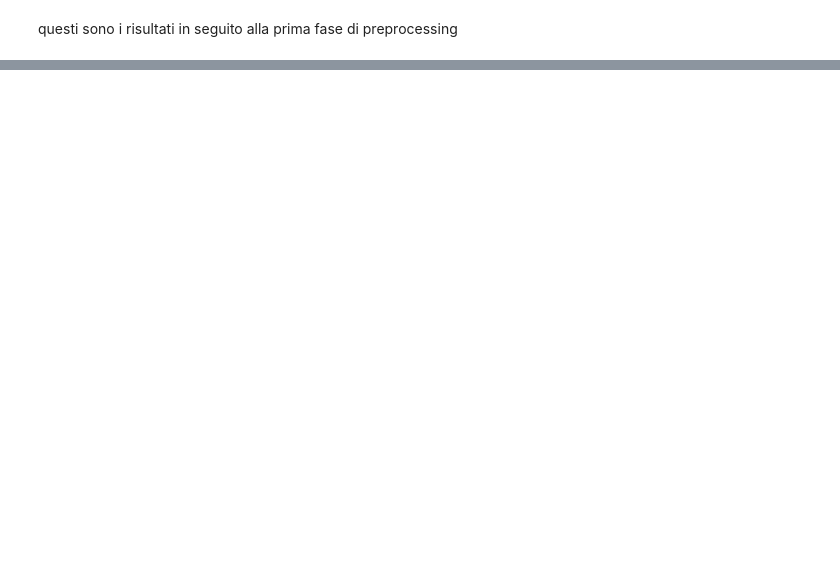
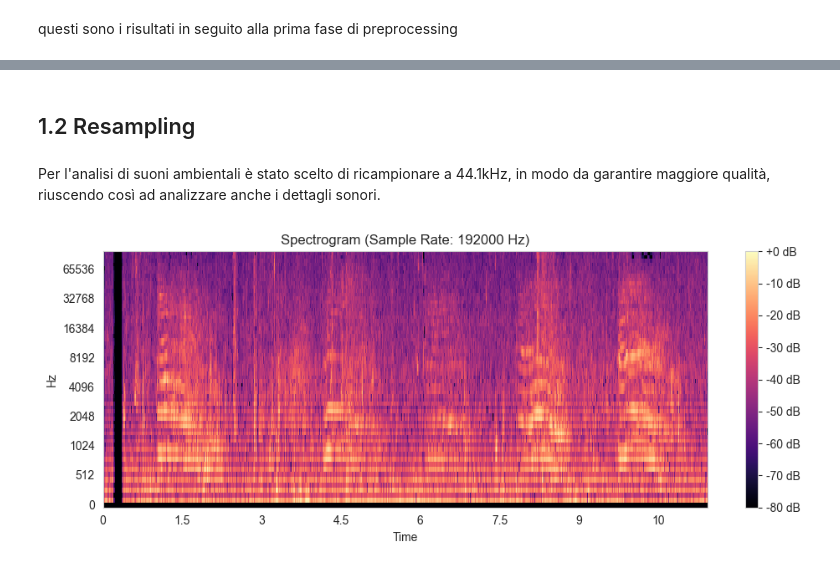
Before and after one commit to TherealBarnar/Underwater-Sounds-Classification-1, a Jupyter notebook: preprocessing.ipynb, the cells around one changed output, grey strips where cells are left out. Drawn from its saved outputs; the diff is of its cells as text; code cells hidden in the pictures; blank space fills up the shorter version.

```diff
--- a/preprocessing.ipynb
+++ b/preprocessing.ipynb
@@ -49,0 +103,13 @@ helper.prep_plot_bit_depth_distribution(df)
+# %% [markdown]
+## 1.2 Resampling
+# %% [markdown]
+Per l'analisi di suoni ambientali è stato scelto di ricampionare a 44.1kHz, in modo da garantire maggiore qualità, riuscendo così ad analizzare anche i dettagli sonori.
+# %%
+new_sr = 192000
+# %%
+y_res, new_sr = librosa.load(file_path, sr=new_sr, mono=True)
+# %%
+file_path_resampled = librosa.resample(y_res, orig_sr=sr, target_sr= new_sr)
+helper.create_spectrogram_low_sr(file_path, new_sr)
+# %% [output]
+[figure, added]
```
Also changed, not shown: parts of 30 cells of this notebook, 9 other files.
